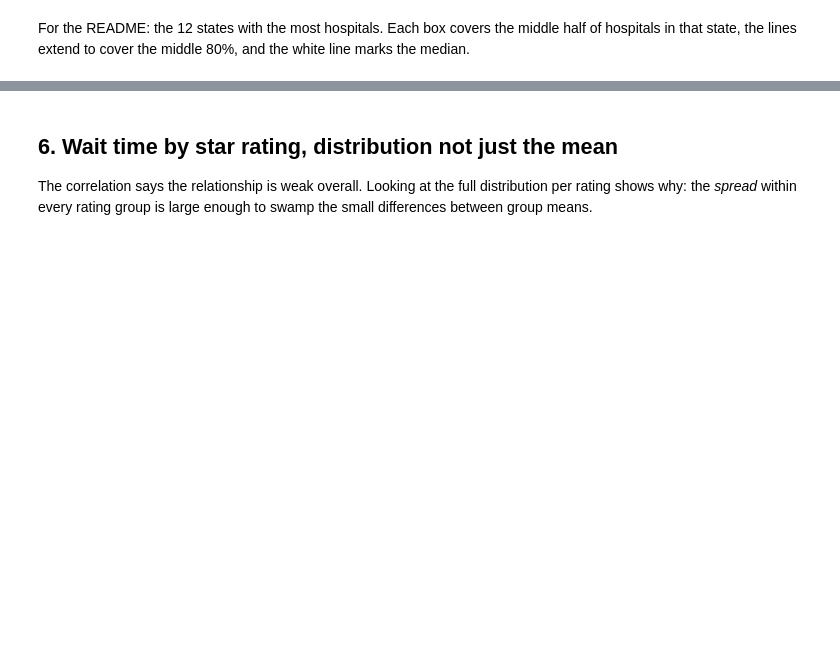
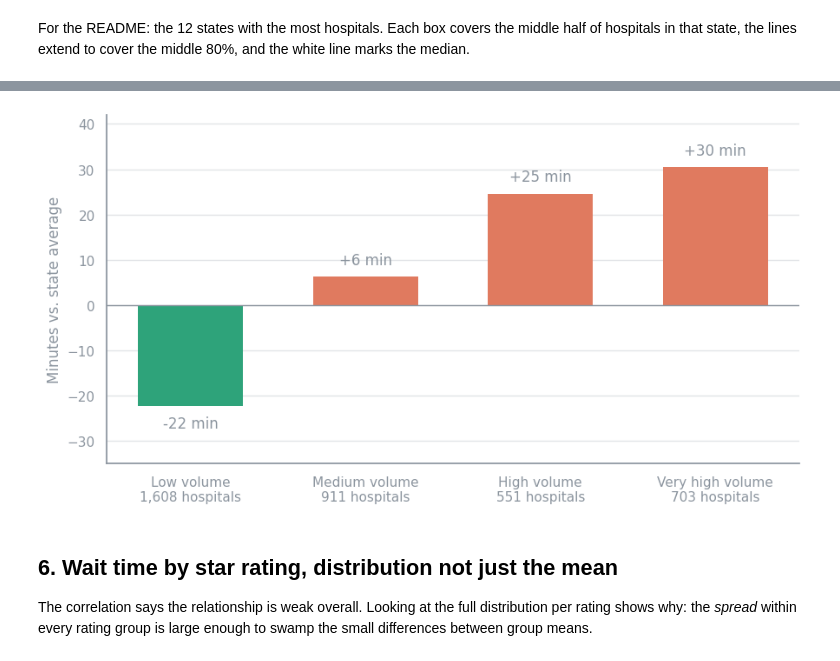
Before and after one commit to grimrabbit/healthcare-cms-dashboard, a Jupyter notebook: notebook/cms_analysis.ipynb, the cells around one changed output, grey strips where cells are left out. Saved outputs shown, nothing was run; the diff lists cells and outputs as text; code cells hidden in the pictures; blank space fills up the shorter version.

```diff
--- a/notebook/cms_analysis.ipynb
+++ b/notebook/cms_analysis.ipynb
@@ -314,0 +328,26 @@ sub.groupby("State")["ed_wait_minutes"].describe(percentiles=[0.1, 0.25, 0.5, 0.
+# %%
+vol = timely[(timely["Measure ID"] == "EDV") & timely["Score"].isin(["low", "medium", "high", "very high"])]
+vol = vol[["Facility ID", "Score"]].rename(columns={"Score": "ed_volume"})
+order_vol = ["low", "medium", "high", "very high"]
+
+# state_avg_wait was computed on the full ED cohort in section 5
+ev = ed.merge(vol, on="Facility ID", how="inner")
+ev["minutes_vs_state_avg"] = ev["ed_wait_minutes"] - ev["state_avg_wait"]
+
+by_vol = ev.groupby("ed_volume").agg(
+    hospitals=("minutes_vs_state_avg", "size"),
+    avg_ed_wait=("ed_wait_minutes", "mean"),
+    avg_minutes_vs_state_avg=("minutes_vs_state_avg", "mean"),
+).loc[order_vol].round(1)
+print(by_vol, "\n")
+
+# How much of the within-state spread lines up with volume category
+within = ev["minutes_vs_state_avg"]
+explained = ev.groupby("ed_volume")["minutes_vs_state_avg"].transform("mean")
+print(f"Share of within-state variation associated with ED volume: {explained.var() / within.var():.1%}")
+
+# Check the pattern isn't only small rural hospitals vs. everyone else:
+ev_type = ev.merge(hospinfo[["Facility ID", "Hospital Type"]], on="Facility ID")
+acute = ev_type[ev_type["Hospital Type"] == "Acute Care Hospitals"]
+print("\nAcute care hospitals only:")
+print(acute.groupby("ed_volume")["minutes_vs_state_avg"].agg(["size", "mean"]).loc[order_vol].round(1))
@@ -315,3 +371,23 @@ sub.groupby("State")["ed_wait_minutes"].describe(percentiles=[0.1, 0.25, 0.5, 0.
+# %%
+vals = by_vol["avg_minutes_vs_state_avg"]
+fig, ax = plt.subplots(figsize=(9, 4.8))
+colors_v = [GREEN if v < 0 else "#E07A5F" for v in vals]
+bars = ax.bar(range(len(vals)), vals, color=colors_v, width=0.6)
+ax.axhline(0, color=GRAY, linewidth=1)
+for bar, v in zip(bars, vals):
+    y_ = v + (2 if v >= 0 else -2)
+    ax.text(bar.get_x() + bar.get_width() / 2, y_, f"{v:+.0f} min", ha="center",
+            va="bottom" if v >= 0 else "top", fontsize=12)
+ax.set_xticks(range(len(vals)))
+ax.set_xticklabels([f"{k.capitalize()} volume\n{n:,} hospitals" for k, n in by_vol["hospitals"].items()])
+ax.set_ylabel("Minutes vs. state average")
+ax.set_ylim(-35, 42)
+ax.grid(axis="x", visible=False)
+plt.tight_layout()
+plt.savefig("../docs/screenshots/ed_wait_by_volume.png", dpi=150)
+plt.show()
+# %% [output]
+[figure, added]
 # %% [markdown]
 ## 6. Wait time by star rating, distribution not just the mean
 
```
Also changed, not shown: parts of 4 cells of this notebook, 8 other files.
